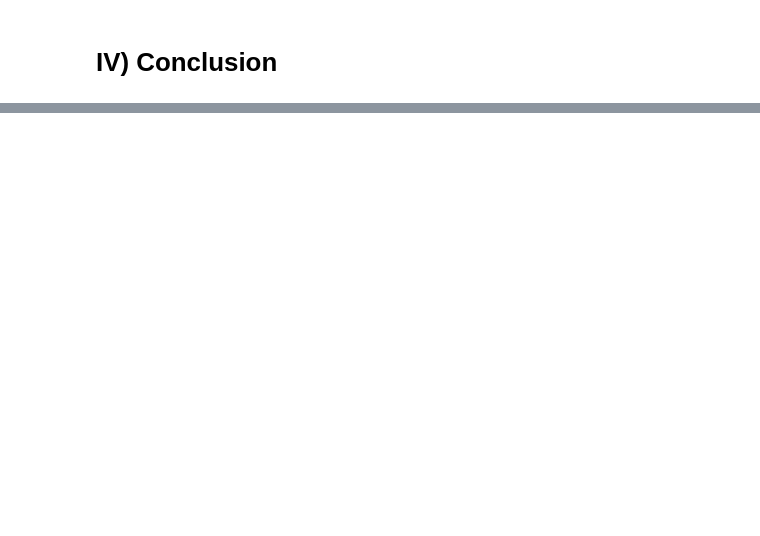
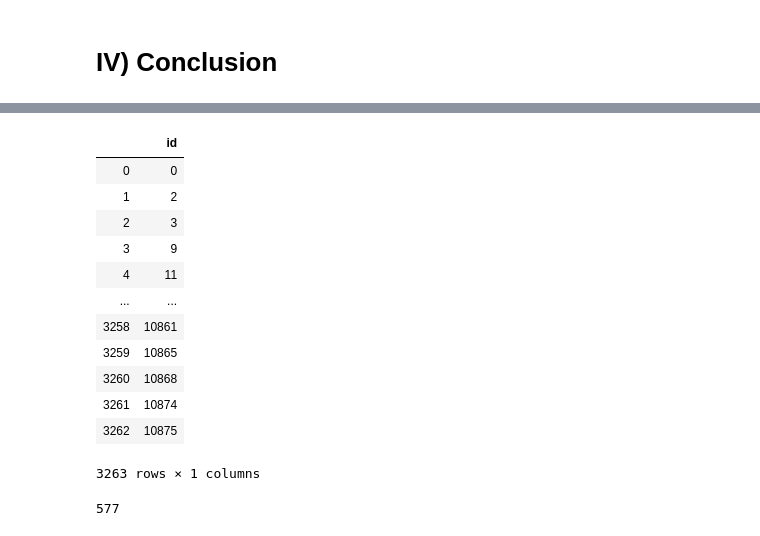
Before and after one commit to anichucai/7506-Datos-datos-tp2, a Jupyter notebook: Feature selection - decision trees.ipynb, the cells around one changed output, grey strips where cells are left out. Drawn from its saved outputs; the diff is of its cells as text; code cells hidden in the pictures; blank space fills up the shorter version.

```diff
--- a/Feature selection - decision trees.ipynb
+++ b/Feature selection - decision trees.ipynb
@@ -374,0 +408,27 @@ len(df_final.columns)
+# %%
+df_final2 = pd.read_csv('original_data/test.csv')
+df_final2 = df_final2[['id']]
+df_final2
+# %% [output]
+|  | id |
+| 0 | 0 |
+| 1 | 2 |
+| 2 | 3 |
+| 3 | 9 |
+| 4 | 11 |
+| ... | ... |
+| 3258 | 10861 |
+| 3259 | 10865 |
+| 3260 | 10868 |
+| 3261 | 10874 |
+| 3262 | 10875 |
+3263 rows × 1 columns
+# %%
+# Mergeo todos los dataframe
+
+for df in df_total2:
+    df_final2 = df_final2.merge(df, on="id", how="left")
+
+len(df_final2.columns)
+# %% [output]
+577
```
Also changed, not shown: parts of 12 cells of this notebook, 7 other files.
